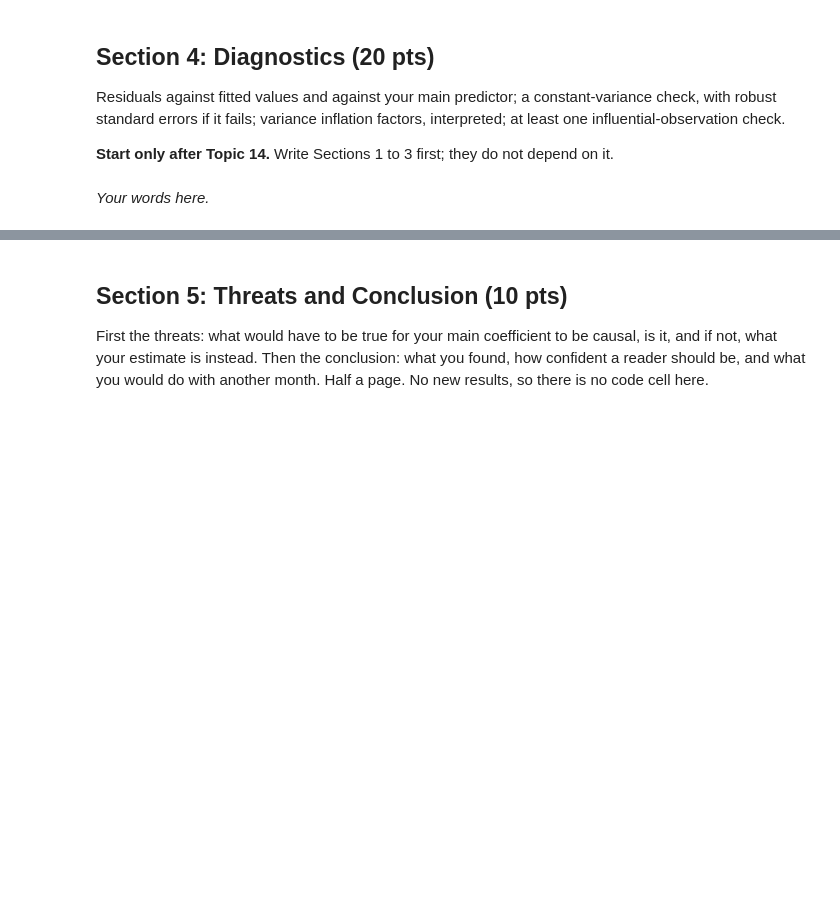
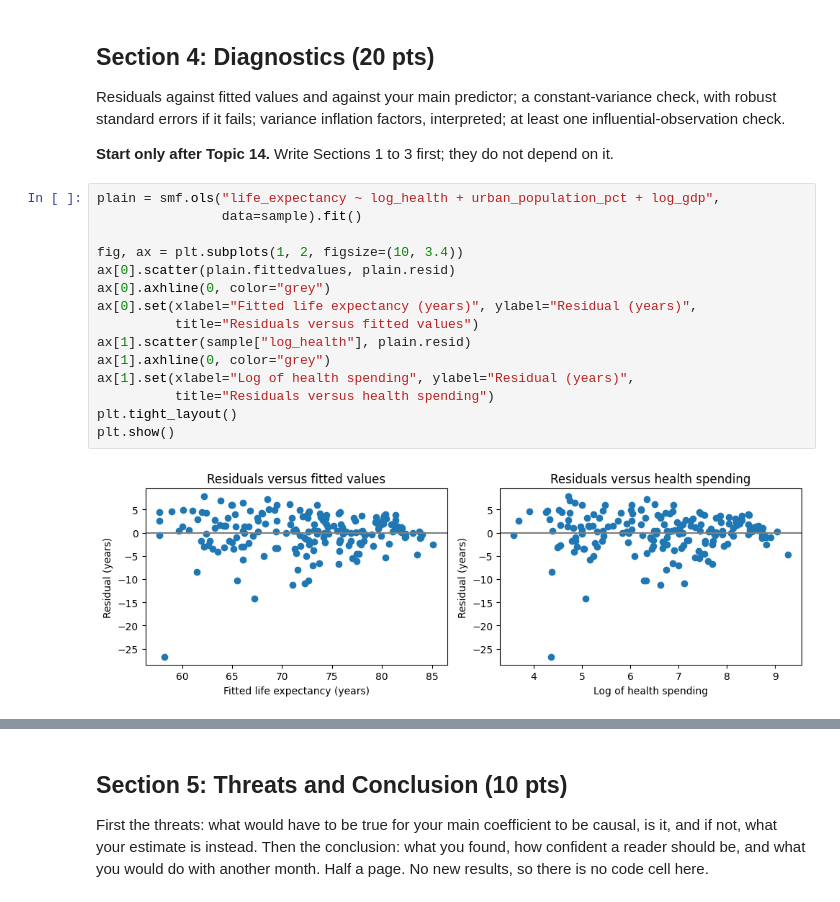
Before and after one commit to Zhengdao-Lu/Midterm-Project-Econometric-Foundation, a Jupyter notebook: midterm_starter_(1).ipynb, the cells around one changed output, grey strips where cells are left out. Saved outputs shown, nothing was run; the diff lists cells and outputs as text; blank space fills up the shorter version.

```diff
--- a/midterm_starter_(1).ipynb
+++ b/midterm_starter_(1).ipynb
@@ -261,5 +350,20 @@ Fit a multivariate OLS model and report it in a formatted regression table (coef
 Residuals against fitted values and against your main predictor; a constant-variance check, with robust standard errors if it fails; variance inflation factors, interpreted; at least one influential-observation check.
 
 **Start only after Topic 14.** Write Sections 1 to 3 first; they do not depend on it.
-# %% [markdown]
-*Your words here.*
+# %%
+plain = smf.ols("life_expectancy ~ log_health + urban_population_pct + log_gdp",
+                data=sample).fit()
+
+fig, ax = plt.subplots(1, 2, figsize=(10, 3.4))
+ax[0].scatter(plain.fittedvalues, plain.resid)
+ax[0].axhline(0, color="grey")
+ax[0].set(xlabel="Fitted life expectancy (years)", ylabel="Residual (years)",
+          title="Residuals versus fitted values")
+ax[1].scatter(sample["log_health"], plain.resid)
+ax[1].axhline(0, color="grey")
+ax[1].set(xlabel="Log of health spending", ylabel="Residual (years)",
+          title="Residuals versus health spending")
+plt.tight_layout()
+plt.show()
+# %% [output]
+[figure, added]
```
Also changed, not shown: parts of 14 cells of this notebook.
